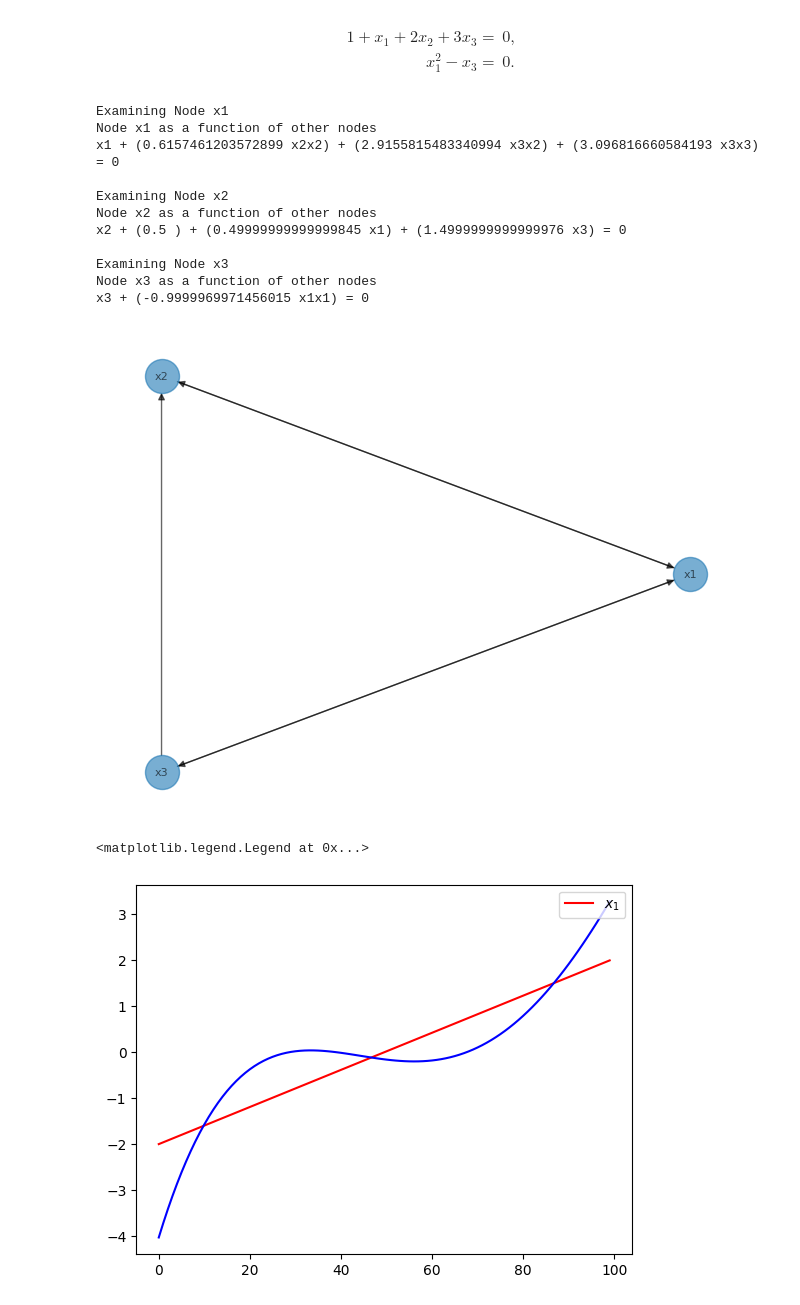
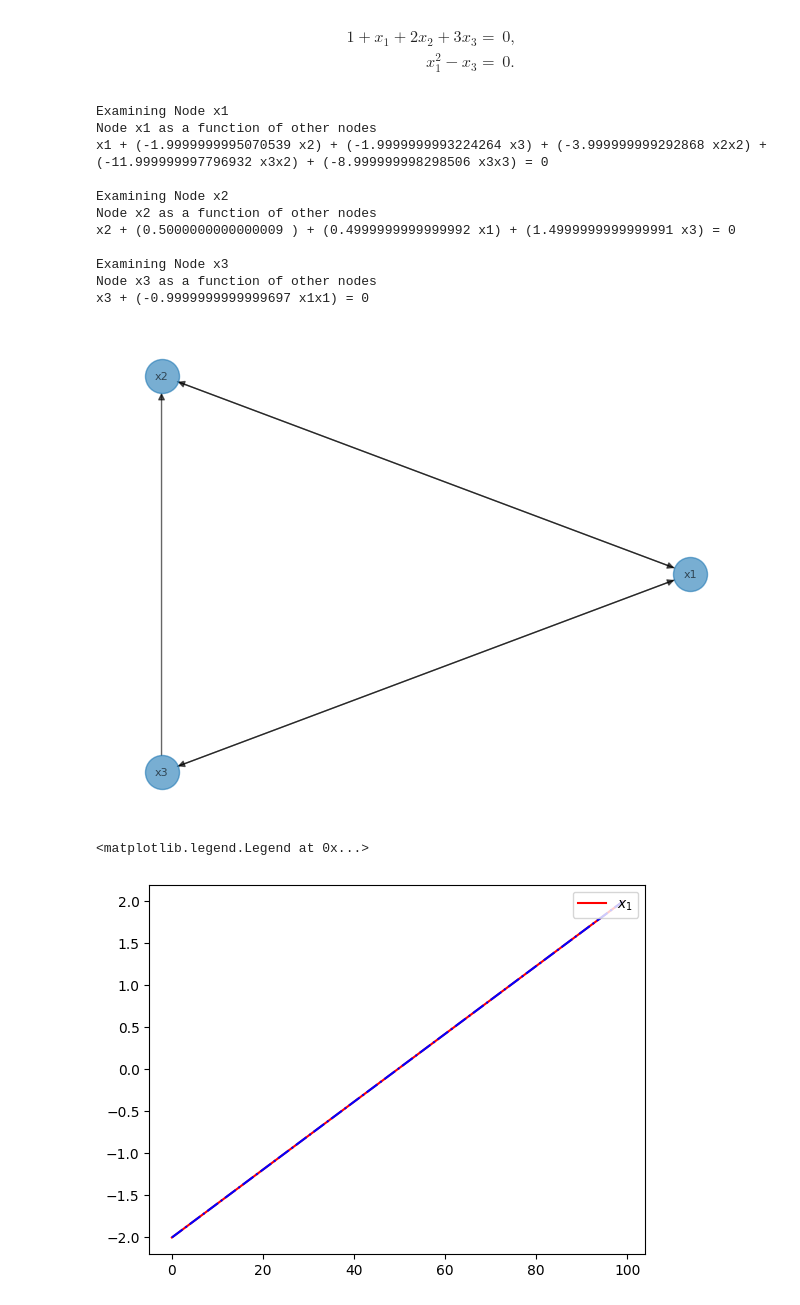
Before and after one commit to PauBatlle/GraphDiscovery, a Jupyter notebook: main_graph_discovery.ipynb, the cells around one changed output. Cells and saved outputs as stored; diff of their text form; code cells hidden in the pictures.

Commit message:
Stabled Kernel PCA, support linear, quadratic, and nonlinear kernels
we prune out nodes first and then prune out modes.

```diff
--- a/main_graph_discovery.ipynb
+++ b/main_graph_discovery.ipynb
@@ -83,7 +76,7 @@ def matern_five_halfs(v1, v2, a=1, sigma=1):
     d = np.sqrt(np.sum((v1 - v2) ** 2))
     return a*(1+np.sqrt(5)*d/sigma +5*d**2/(3*sigma**2))*np.exp(-np.sqrt(5)*d/sigma)
 
-ks = [matern_five_halfs]*3
+ks = onp.array([matern_five_halfs]*3)
 kpca = GraphDiscovery()
 
 d = 3
@@ -105,26 +98,26 @@ x2s = (-1 - x1s - 3 * x3s)/2 #+ onp.random.normal(size = 100)*1e-1
 fig = plt.figure
 X = np.array([x1s, x2s, x3s])
 gamma = 1e-13
-G = kpca.discovery_in_graph(X, ks, gamma, G, names, examing_nodes, beta1=1, beta2=1e-10, beta3=0, epsilon=1e-3, verbose=True)
+G = kpca.discovery_in_graph(X, ks, gamma, G, names, examing_nodes, beta1=1, beta2=1e-2, beta3=0, epsilon=1e-3, verbose=True)
 kpca.plot_graph(G)
 plt.show()
 # %% [output]
 Examining Node x1
 Node x1 as a function of other nodes
-x1 + (0.6157461203572899 x2x2) + (2.9155815483340994 x3x2) + (3.096816660584193 x3x3) = 0
+x1 + (-1.9999999995070539 x2) + (-1.9999999993224264 x3) + (-3.999999999292868 x2x2) + (-11.999999997796932 x3x2) + (-8.999999998298506 x3x3) = 0
 
 Examining Node x2
 Node x2 as a function of other nodes
-x2 + (0.5 ) + (0.49999999999999845 x1) + (1.4999999999999976 x3) = 0
+x2 + (0.5000000000000009 ) + (0.4999999999999992 x1) + (1.4999999999999991 x3) = 0
 
 Examining Node x3
 Node x3 as a function of other nodes
-x3 + (-0.9999969971456015 x1x1) = 0
+x3 + (-0.9999999999999697 x1x1) = 0
 [figure]
 # %%
 plt.plot(x1s, 'r-', label=r'$x_1$')
-plt.plot(-(0.6157461203572899 * x2s * x2s) - (2.9155815483340994 * x3s * x2s) - (3.096816660584193 * x3s * x3s), 'b-')
+plt.plot(-(-1.9999999995070539 * x2s) - (-1.9999999993224264 * x3s) - (-3.999999999292868 * x2s ** 2) - (-11.999999997796932 * x3s * x2s) - (-8.999999998298506 * x3s ** 2), 'b-.')
 plt.legend(loc='upper right')
 # %% [output]
 <matplotlib.legend.Legend at 0x...>
-[figure, old version]
+[figure, new version]
```
Also changed, not shown: parts of 5 cells of this notebook, 4 other files.
